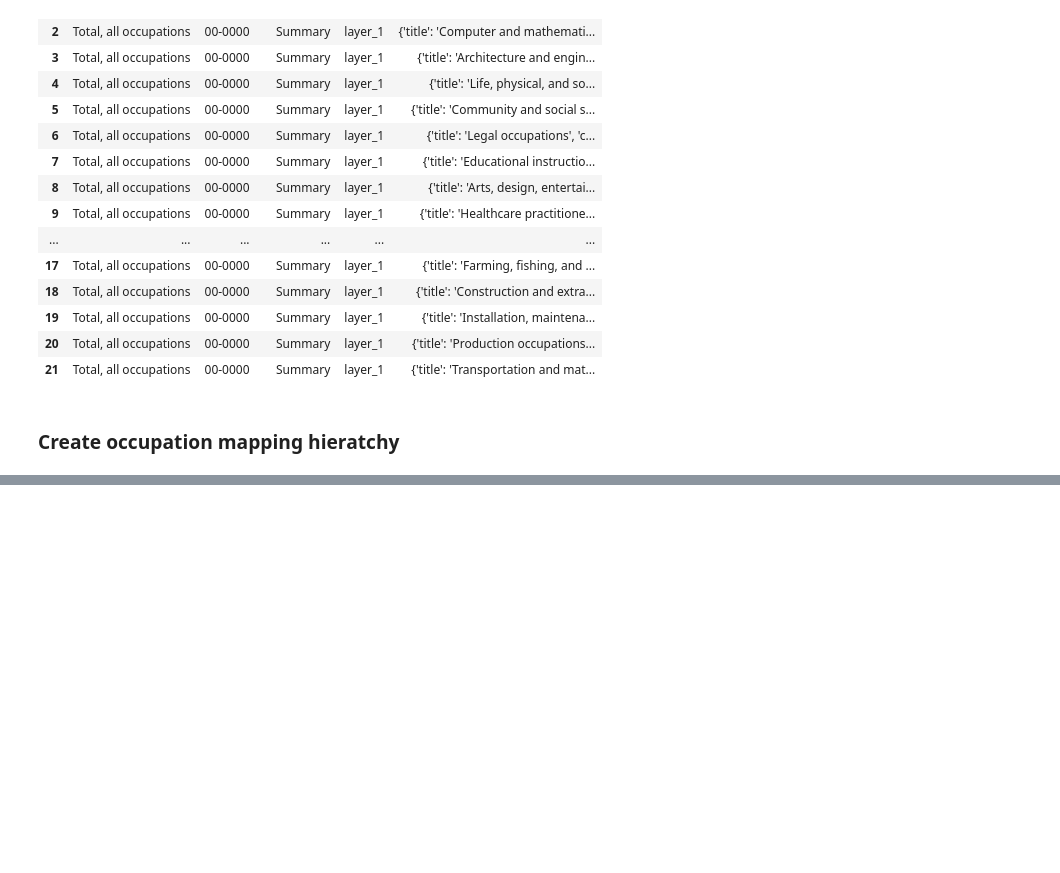
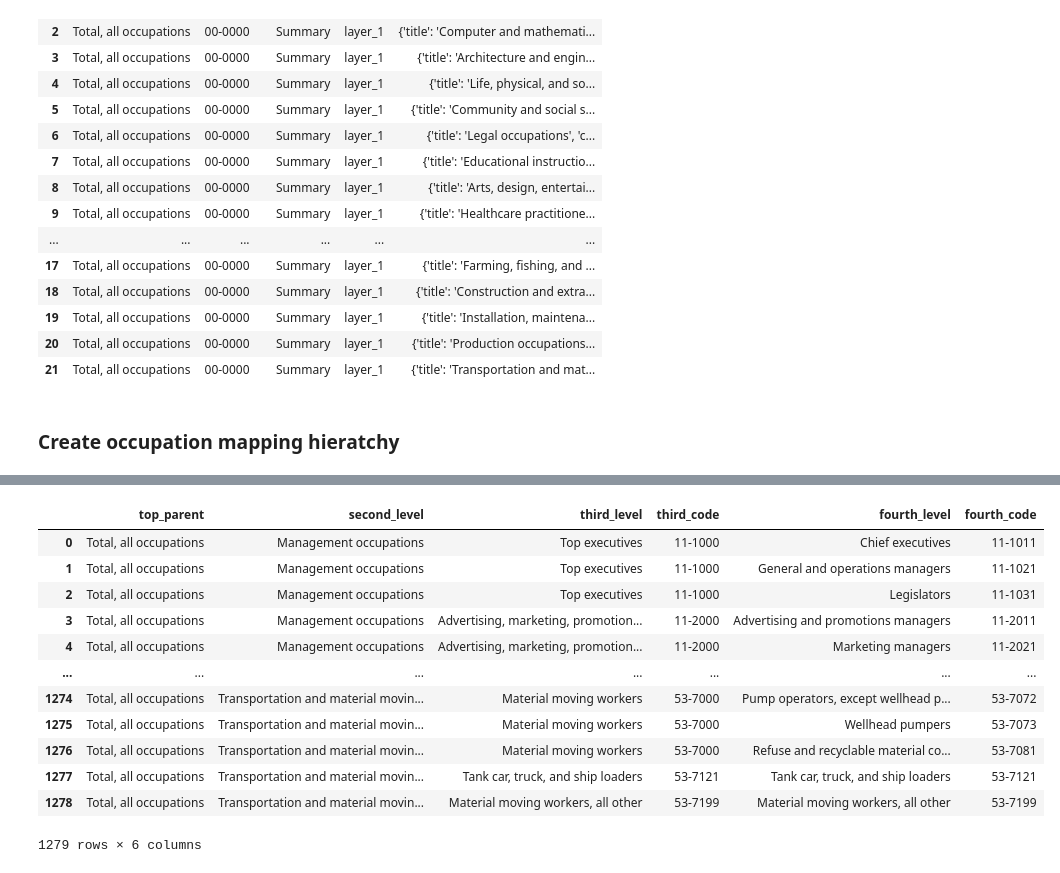
Before and after one commit to ryann-green/occupational_outlook, a Jupyter notebook: notebooks/script.ipynb, the cells around one changed output, grey strips where cells are left out. Saved outputs shown, nothing was run; the diff lists cells and outputs as text; code cells hidden in the pictures; blank space fills up the shorter version.

```diff
--- a/notebooks/script.ipynb
+++ b/notebooks/script.ipynb
@@ -138,7 +138,11 @@ for title in titles:
 
                 for child2 in child['children']:
 
+                    child2_code=child2['code']
                     child2_m_digits=child2['m_digits']
+                    child2_first_two=child2_code.split("-")[0]
+                    child2_last_four=child2_code.split("-")[1]
+                    child2_third_digit=child2_last_four[0]
 
 
                     if middle_digits== child2_m_digits:
@@ -182,6 +186,7 @@ for title in titles:
                             dict4['children']=[]
                             dict4['m_digits']=middle_digits
                             dict4['last_digit']=last_digit
+                            # print(dict4)
 
                             child2['children'].append(dict4)
 
@@ -206,6 +211,24 @@ for title in titles:
 
                                 child3['children'].append(dict5)
 
+                    elif third_digit == child2_third_digit and last_digit != '0' and current_first_two==child2_first_two:
+                        # print(c_code)
+
+                        dict4={}
+                        dict4['title']=c_title
+                        dict4['code']=c_code
+                        dict4['occupation']=c_occupation
+                        dict4['layer']="layer4"
+                        dict4['group']=current_first_two
+                        dict4['children']=[]
+                        dict4['m_digits']=middle_digits
+                        dict4['last_digit']=last_digit
+
+                        child2['children'].append(dict4)
+
+
+                        # elif urrent_first_two == child3['group'] and child3['code']!=c_code and child_last_one=="1":
+
 
 
 
@@ -315,2 +390,18 @@ pd.DataFrame(ls)
 # %%
 pd.DataFrame(ls).to_csv("../outputs/map.csv")
+# %%
+df2
+# %% [output]
+|  | top_parent | second_level | third_level | third_code | fourth_level | fourth_code |
+| 0 | Total, all occupations | Management occupations | Top executives | 11-1000 | Chief executives | 11-1011 |
+| 1 | Total, all occupations | Management occupations | Top executives | 11-1000 | General and operations managers | 11-1021 |
+| 2 | Total, all occupations | Management occupations | Top executives | 11-1000 | Legislators | 11-1031 |
+| 3 | Total, all occupations | Management occupations | Advertising, marketing, promotion... | 11-2000 | Advertising and promotions managers | 11-2011 |
+| 4 | Total, all occupations | Management occupations | Advertising, marketing, promotion... | 11-2000 | Marketing managers | 11-2021 |
+| ... | ... | ... | ... | ... | ... | ... |
+| 1274 | Total, all occupations | Transportation and material movin... | Material moving workers | 53-7000 | Pump operators, except wellhead p... | 53-7072 |
+| 1275 | Total, all occupations | Transportation and material movin... | Material moving workers | 53-7000 | Wellhead pumpers | 53-7073 |
+| 1276 | Total, all occupations | Transportation and material movin... | Material moving workers | 53-7000 | Refuse and recyclable material co... | 53-7081 |
+| 1277 | Total, all occupations | Transportation and material movin... | Tank car, truck, and ship loaders | 53-7121 | Tank car, truck, and ship loaders | 53-7121 |
+| 1278 | Total, all occupations | Transportation and material movin... | Material moving workers, all other | 53-7199 | Material moving workers, all other | 53-7199 |
+1279 rows × 6 columns
```
Also changed, not shown: parts of 1 cell of this notebook.
